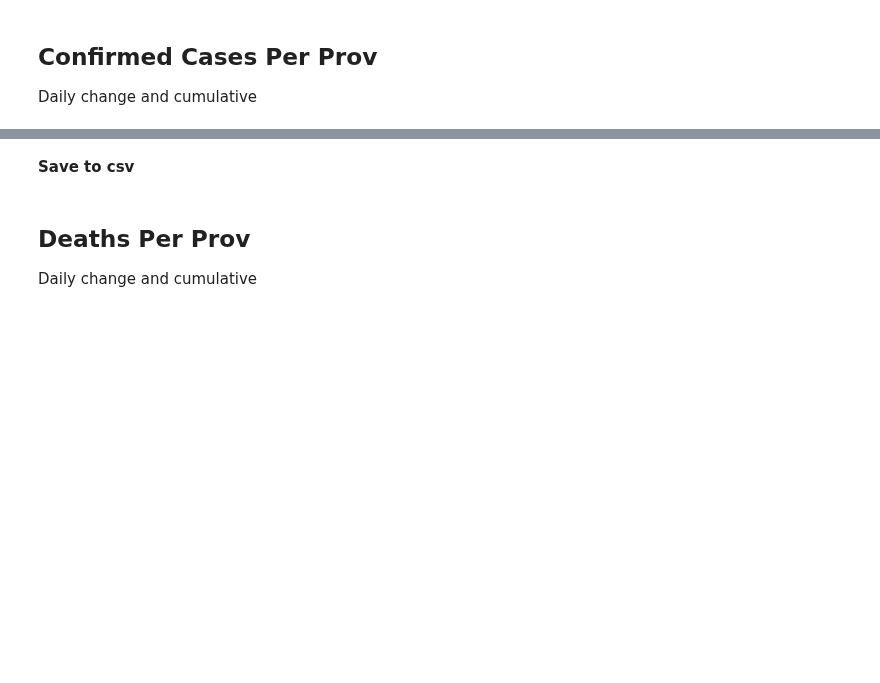
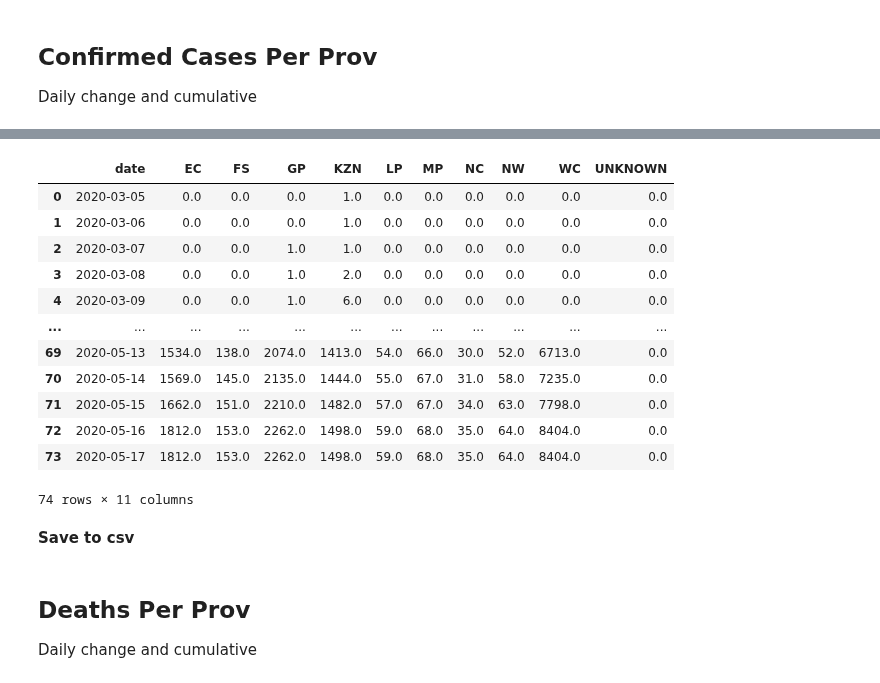
Before and after one commit to SimonRosen173/Covid19SAData, a Jupyter notebook: Data_Preprocessing_Neater.ipynb, the cells around one changed output, grey strips where cells are left out. Drawn from its saved outputs; the diff is of its cells as text; code cells hidden in the pictures; blank space fills up the shorter version.

```diff
--- a/Data_Preprocessing_Neater.ipynb
+++ b/Data_Preprocessing_Neater.ipynb
@@ -435,3 +472,19 @@ confirmed_by_prov_timeline
+# %%
+tmp_data
+# %% [output]
+|  | date | EC | FS | GP | KZN | LP | MP | NC | NW | WC | UNKNOWN |
+| 0 | 2020-03-05 | 0.0 | 0.0 | 0.0 | 1.0 | 0.0 | 0.0 | 0.0 | 0.0 | 0.0 | 0.0 |
+| 1 | 2020-03-06 | 0.0 | 0.0 | 0.0 | 1.0 | 0.0 | 0.0 | 0.0 | 0.0 | 0.0 | 0.0 |
+| 2 | 2020-03-07 | 0.0 | 0.0 | 1.0 | 1.0 | 0.0 | 0.0 | 0.0 | 0.0 | 0.0 | 0.0 |
+| 3 | 2020-03-08 | 0.0 | 0.0 | 1.0 | 2.0 | 0.0 | 0.0 | 0.0 | 0.0 | 0.0 | 0.0 |
+| 4 | 2020-03-09 | 0.0 | 0.0 | 1.0 | 6.0 | 0.0 | 0.0 | 0.0 | 0.0 | 0.0 | 0.0 |
+| ... | ... | ... | ... | ... | ... | ... | ... | ... | ... | ... | ... |
+| 69 | 2020-05-13 | 1534.0 | 138.0 | 2074.0 | 1413.0 | 54.0 | 66.0 | 30.0 | 52.0 | 6713.0 | 0.0 |
+| 70 | 2020-05-14 | 1569.0 | 145.0 | 2135.0 | 1444.0 | 55.0 | 67.0 | 31.0 | 58.0 | 7235.0 | 0.0 |
+| 71 | 2020-05-15 | 1662.0 | 151.0 | 2210.0 | 1482.0 | 57.0 | 67.0 | 34.0 | 63.0 | 7798.0 | 0.0 |
+| 72 | 2020-05-16 | 1812.0 | 153.0 | 2262.0 | 1498.0 | 59.0 | 68.0 | 35.0 | 64.0 | 8404.0 | 0.0 |
+| 73 | 2020-05-17 | 1812.0 | 153.0 | 2262.0 | 1498.0 | 59.0 | 68.0 | 35.0 | 64.0 | 8404.0 | 0.0 |
+74 rows × 11 columns
 # %% [markdown]
 **Save to csv**
 # %%
```
Also changed, not shown: parts of 37 cells of this notebook, 5 other files.
